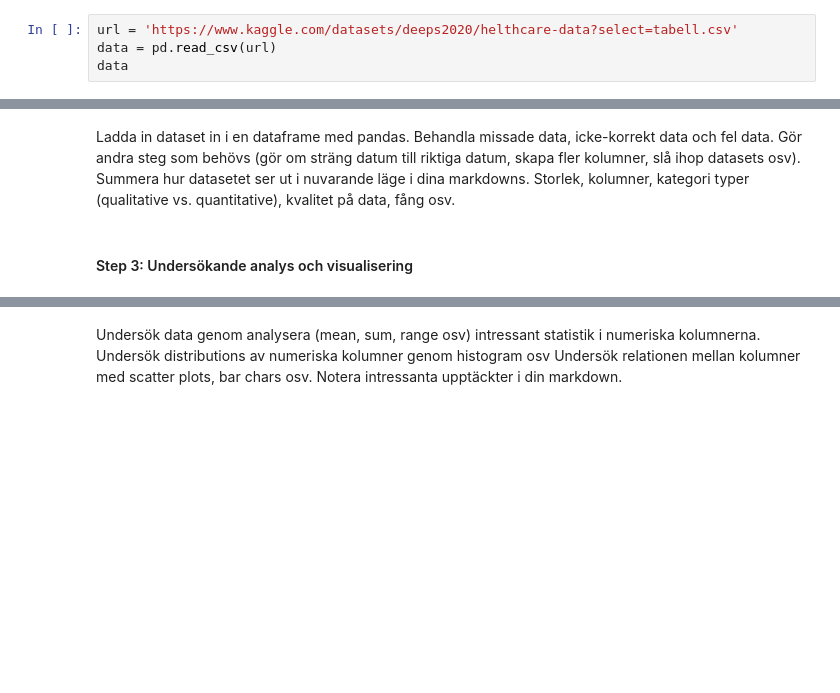
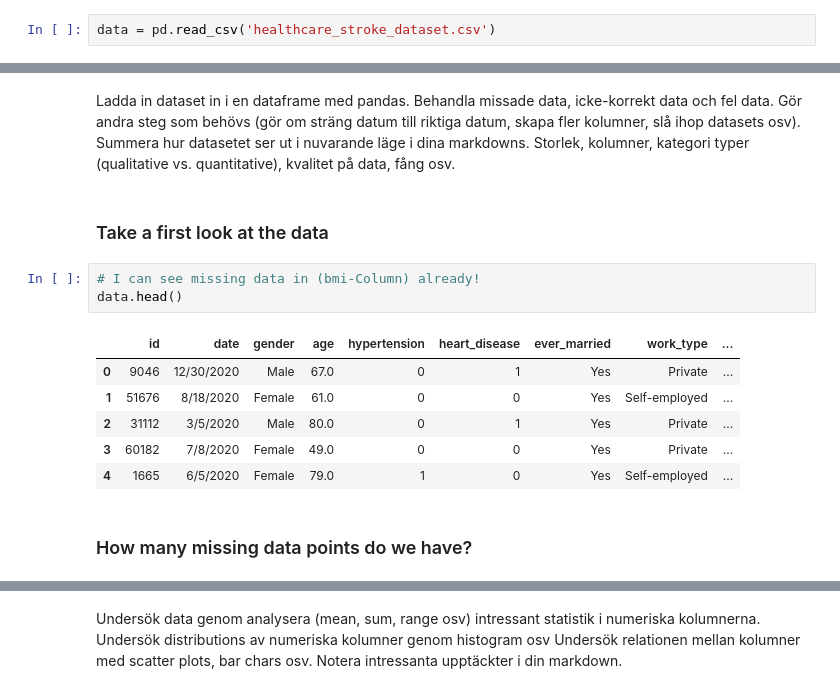
Before and after one commit to tfr10sj1/Kurs2_AI, a Jupyter notebook: Inlamningsuppgift_2_Sam_Jabbar.ipynb, the cells around one changed output, grey strips where cells are left out. Cells and saved outputs as stored; diff of their text form; blank space fills up the shorter version.

Commit message:
analys biten

```diff
--- a/Inlamningsuppgift_2_Sam_Jabbar.ipynb
+++ b/Inlamningsuppgift_2_Sam_Jabbar.ipynb
@@ -356,6 +355,4 @@ Minst 500 rader, 5 Kolumner i ditt valda dataset
 Hitta ett intressant dataset. Det valda datasettet måste vara i CSV format,  ha minst 500 rader och 5 kolumner.
 Ladda ner datasetet med pandas read_csv funktion och en url (se nedan). Alternativt i inlämningen skicka med datasettet.
 # %%
-url = 'https://www.kaggle.com/datasets/deeps2020/helthcare-data?select=tabell.csv'
-data = pd.read_csv(url)
-data
+data = pd.read_csv('healthcare_stroke_dataset.csv')
@@ -368,5 +363,17 @@ Ladda in dataset in i en dataframe med pandas.
 Behandla missade data, icke-korrekt data och fel data.
 Gör andra steg som behövs (gör om sträng datum till riktiga datum, skapa fler kolumner, slå ihop datasets osv).
 Summera hur datasetet ser ut i nuvarande läge i dina markdowns. Storlek, kolumner, kategori typer (qualitative vs. quantitative), kvalitet på data, fång osv.
-# %% [markdown]
-#### Step 3: Undersökande analys och visualisering
+# %% [markdown]
+### Take a first look at the data
+# %%
+# I can see missing data in (bmi-Column) already!
+data.head()
+# %% [output]
+|  | id | date | gender | age | hypertension | heart_disease | ever_married | work_type | ... |
+| 0 | 9046 | 12/30/2020 | Male | 67.0 | 0 | 1 | Yes | Private | ... |
+| 1 | 51676 | 8/18/2020 | Female | 61.0 | 0 | 0 | Yes | Self-employed | ... |
+| 2 | 31112 | 3/5/2020 | Male | 80.0 | 0 | 1 | Yes | Private | ... |
+| 3 | 60182 | 7/8/2020 | Female | 49.0 | 0 | 0 | Yes | Private | ... |
+| 4 | 1665 | 6/5/2020 | Female | 79.0 | 1 | 0 | Yes | Self-employed | ... |
+# %% [markdown]
+### How many missing data points do we have?
```
Also changed, not shown: parts of 13 cells of this notebook, 1 other file.
